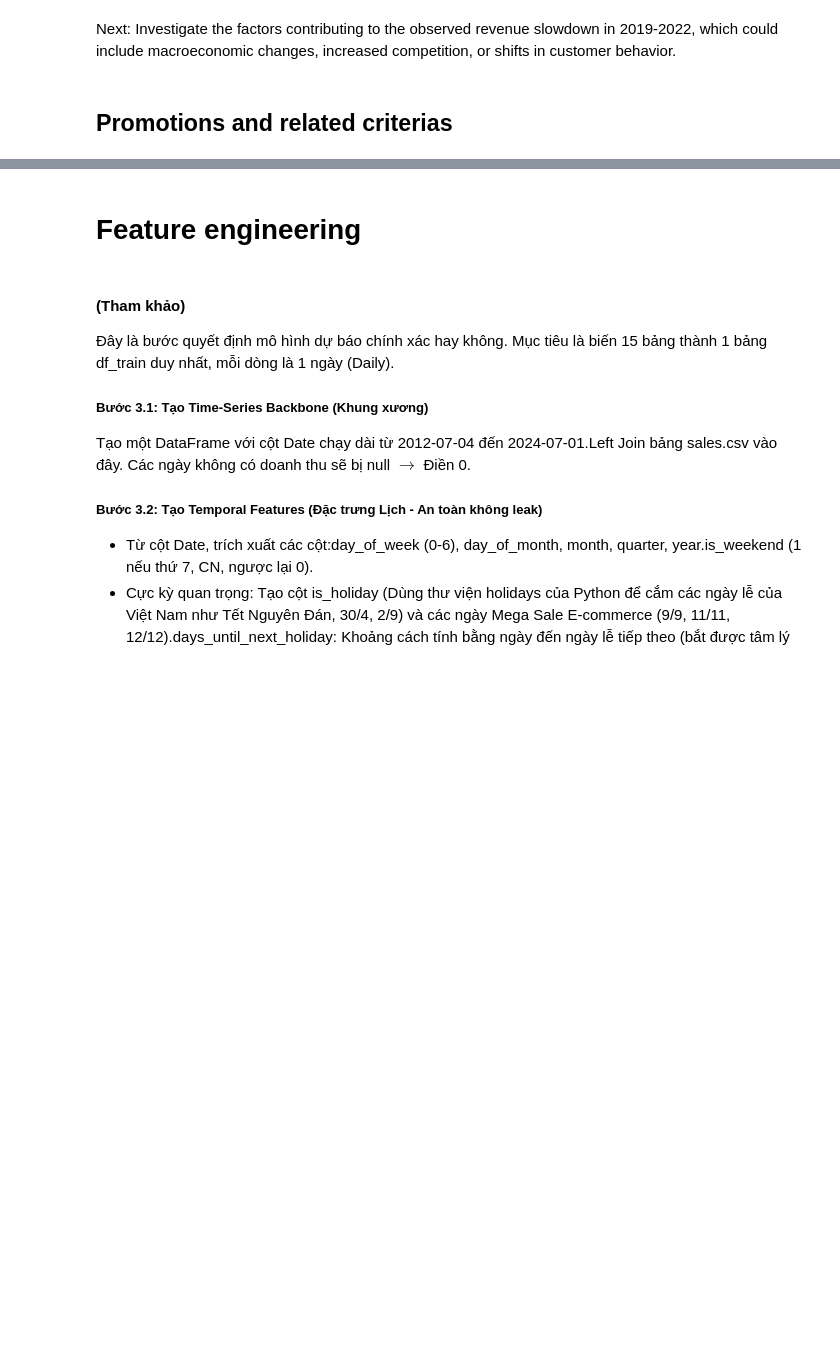
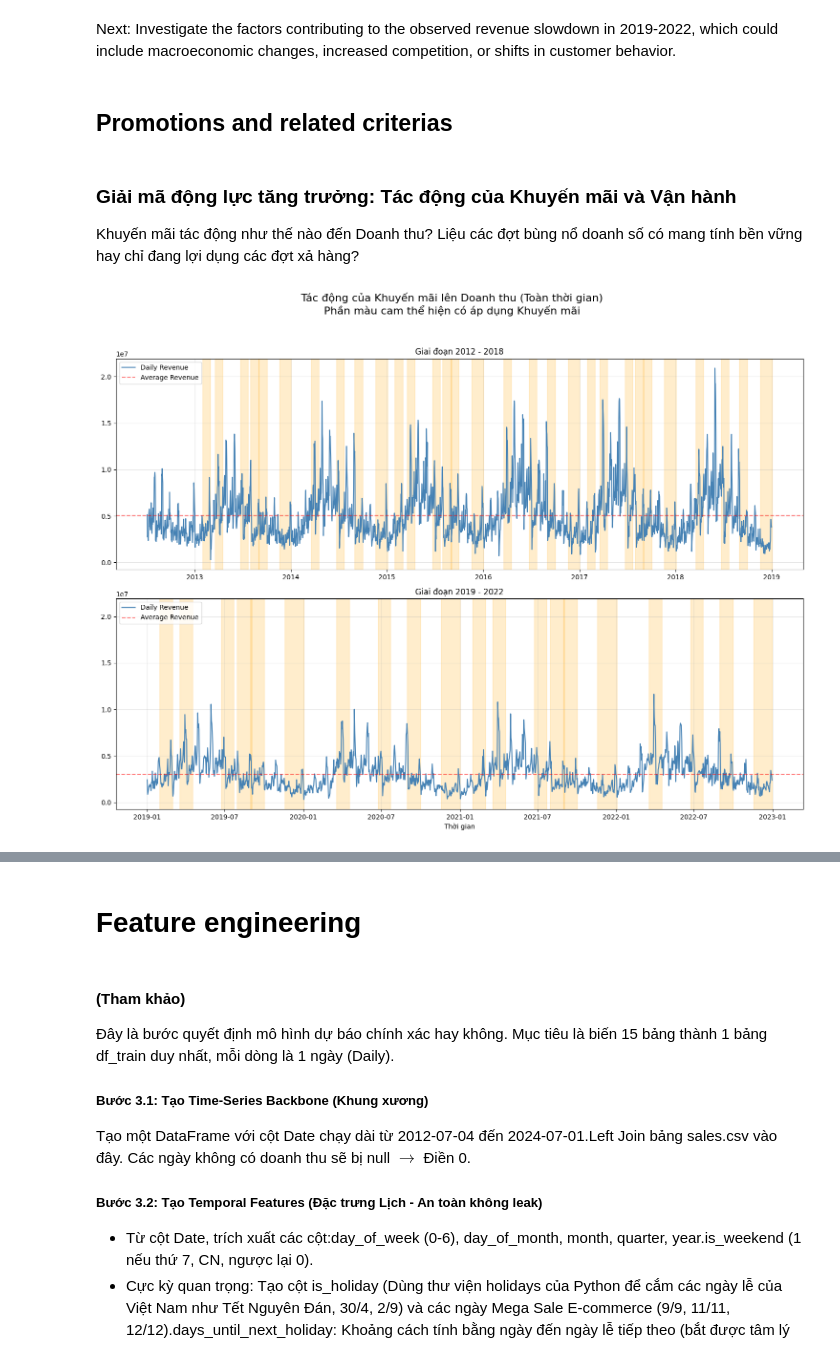
Before and after one commit to mituleefam/Fashion_Ecom_Sales_Forecasting, a Jupyter notebook: 1_Data_processing.ipynb, the cells around one changed output, grey strips where cells are left out. Cells and saved outputs as stored; diff of their text form; code cells hidden in the pictures; blank space fills up the shorter version.

```diff
--- a/1_Data_processing.ipynb
+++ b/1_Data_processing.ipynb
@@ -255,3 +249,44 @@ plt.show()
 Next: Investigate the factors contributing to the observed revenue slowdown in 2019-2022, which could include macroeconomic changes, increased competition, or shifts in customer behavior.
 # %% [markdown]
 ## Promotions and related criterias
+# %% [markdown]
+### Giải mã động lực tăng trưởng: Tác động của Khuyến mãi và Vận hành
+Khuyến mãi tác động như thế nào đến Doanh thu? Liệu các đợt bùng nổ doanh số có mang tính bền vững hay chỉ đang lợi dụng các đợt xả hàng?
+# %%
+import matplotlib.dates as mdates
+
+# Chia dữ liệu thành 2 giai đoạn: 2012-2018 và 2019-2022
+sales_p1 = sales_ts[(sales_ts.index >= '2012-07-04') & (sales_ts.index < '2019-01-01')]
+sales_p2 = sales_ts[sales_ts.index >= '2019-01-01']
+
+promos_p1 = promotions[(promotions['start_date'] >= '2012-07-04') & (promotions['start_date'] < '2019-01-01')]
+promos_p2 = promotions[promotions['start_date'] >= '2019-01-01']
+
+# Khởi tạo figure với 2 trục dọc (subplots)
+fig, (ax1, ax2) = plt.subplots(2, 1, figsize=(15, 12), sharey=True)
+
+# Hàm vẽ chung để tránh lặp code
+def plot_data(ax, sales_data, promo_data, title):
+    ax.plot(sales_data.index, sales_data['Revenue'], color='steelblue', label='Daily Revenue')
+    baseline = sales_data['Revenue'].mean()
+    ax.axhline(baseline, color='red', linestyle='--', alpha=0.5, label='Average Revenue')
+
+    for _, row in promo_data.iterrows():
+        ax.axvspan(row['start_date'], row['end_date'], color='orange', alpha=0.2)
+
+    ax.set_title(title, fontsize=12)
+    ax.legend(loc='upper left')
+    ax.grid(alpha=0.3)
+
+# Vẽ phần 1 (Giai đoạn cũ)
+plot_data(ax1, sales_p1, promos_p1, 'Giai đoạn 2012 - 2018')
+
+# Vẽ phần 2 (Giai đoạn mới)
+plot_data(ax2, sales_p2, promos_p2, 'Giai đoạn 2019 - 2022')
+
+plt.xlabel('Thời gian')
+fig.suptitle('Tác động của Khuyến mãi lên Doanh thu (Toàn thời gian)\n''Phần màu cam thể hiện có áp dụng Khuyến mãi', fontsize=16)
+plt.tight_layout(rect=[0, 0.03, 1, 0.95]) # Tránh tiêu đề bị đè
+plt.show()
+# %% [output]
+[figure, added]
```
Also changed, not shown: parts of 15 cells of this notebook, 1 other file.
